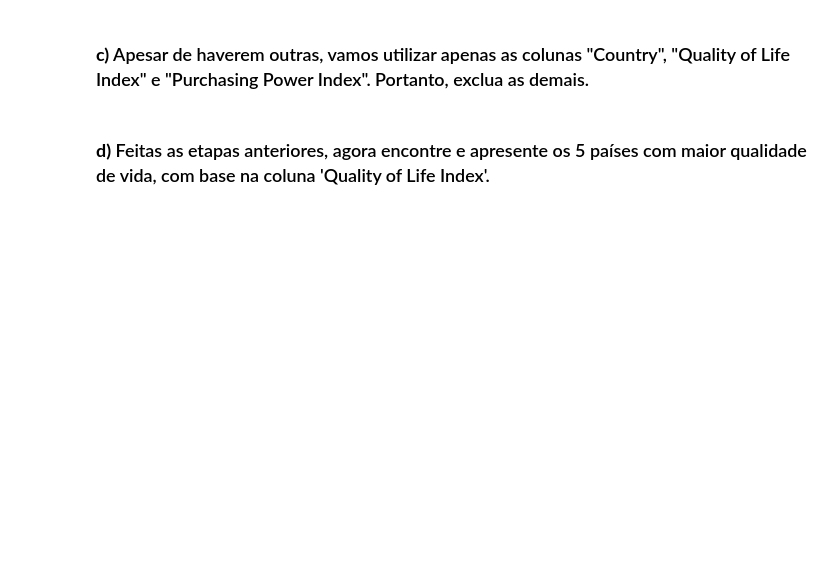
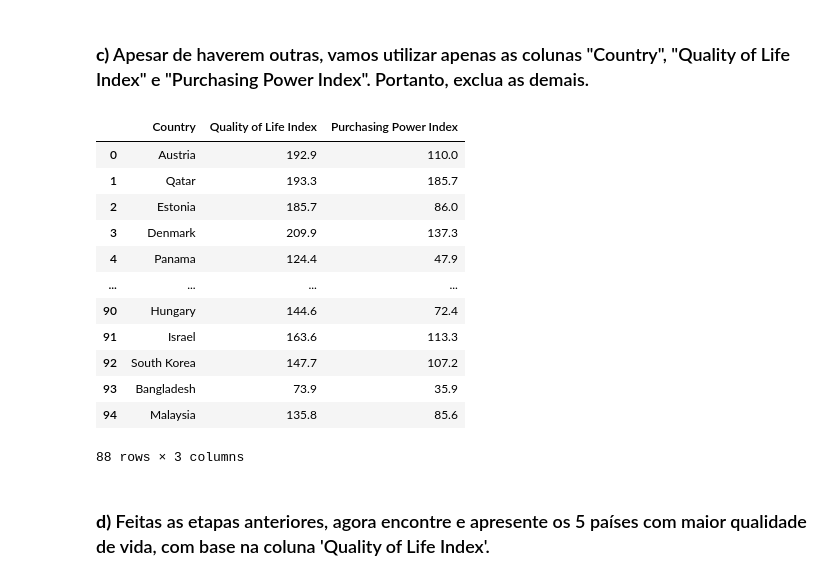
Before and after one commit to lsjesus/feadev_caseps, a Jupyter notebook: Case Avançado.ipynb, the cells around one changed output. Drawn from its saved outputs; the diff is of its cells as text; code cells hidden in the pictures; blank space fills up the shorter version.

```diff
--- a/Case Avançado.ipynb
+++ b/Case Avançado.ipynb
@@ -53,4 +88,21 @@ O amigo de Flecha possui um arquivo .csv que há informações que podem ser út
 # %% [markdown]
 ### **c)** Apesar de haverem outras, vamos utilizar apenas as colunas "Country", "Quality of Life Index" e "Purchasing Power Index". Portanto, exclua as demais.
+# %%
+df = df[['Country', 'Quality of Life Index', 'Purchasing Power Index']] #Selecionar apenas as colunas de interesse e reatribuir ao df
+display(df) #Para visualizar
+# %% [output]
+|  | Country | Quality of Life Index | Purchasing Power Index |
+| 0 | Austria | 192.9 | 110.0 |
+| 1 | Qatar | 193.3 | 185.7 |
+| 2 | Estonia | 185.7 | 86.0 |
+| 3 | Denmark | 209.9 | 137.3 |
+| 4 | Panama | 124.4 | 47.9 |
+| ... | ... | ... | ... |
+| 90 | Hungary | 144.6 | 72.4 |
+| 91 | Israel | 163.6 | 113.3 |
+| 92 | South Korea | 147.7 | 107.2 |
+| 93 | Bangladesh | 73.9 | 35.9 |
+| 94 | Malaysia | 135.8 | 85.6 |
+88 rows × 3 columns
 # %% [markdown]
 ### **d)** Feitas as etapas anteriores, agora encontre e apresente os 5 países com maior qualidade de vida, com base na coluna 'Quality of Life Index'.
```
Also changed, not shown: parts of 14 cells of this notebook.
